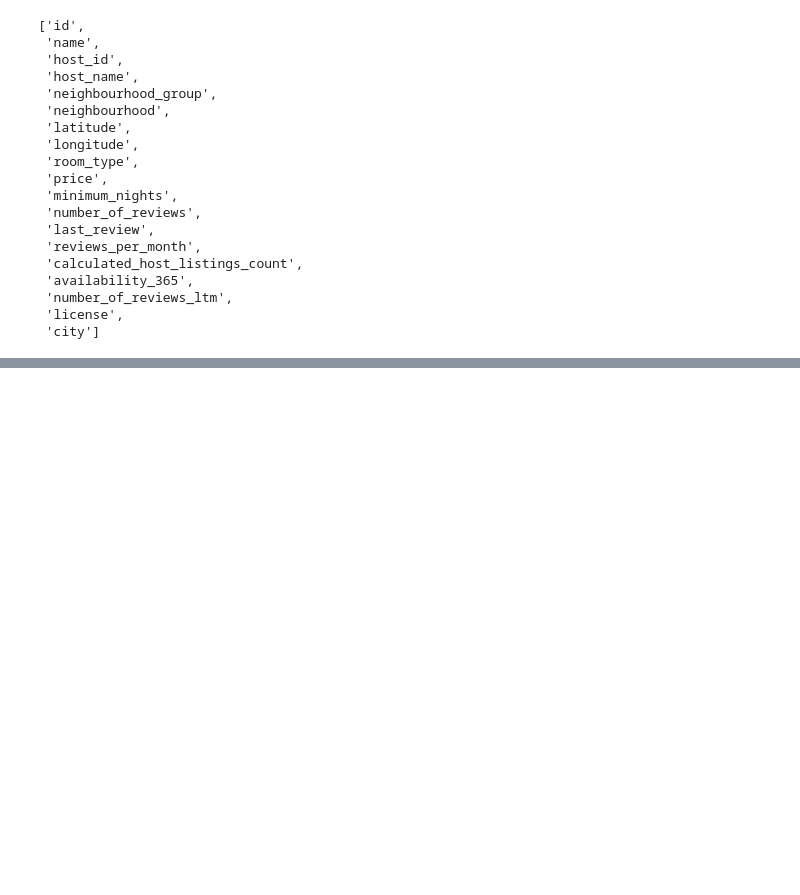
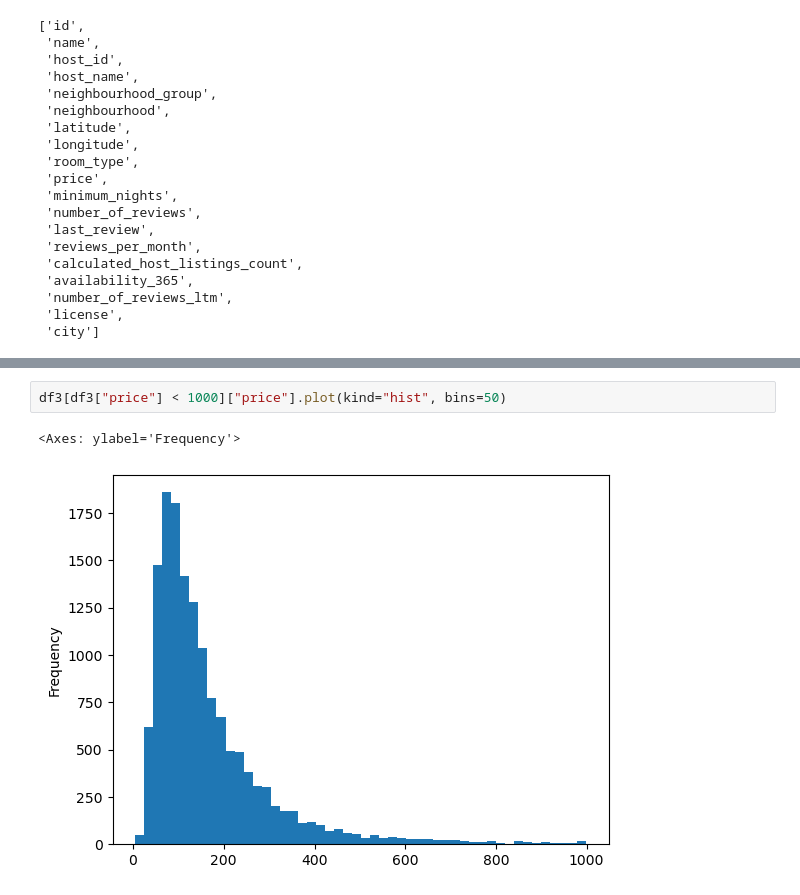
Before and after one commit to enggsalem1981-cmyk/berlin-munich-analysis, a Jupyter notebook: data/sample.ipynb, the cells around one changed output, grey strips where cells are left out. Cells and saved outputs as stored; diff of their text form; blank space fills up the shorter version.

```diff
--- a/data/sample.ipynb
+++ b/data/sample.ipynb
@@ -116,0 +152,5 @@ merged_df
+# %%
+df3[df3["price"] < 1000]["price"].plot(kind="hist", bins=50)
+# %% [output]
+<Axes: ylabel='Frequency'>
+[figure, added]
```
Also changed, not shown: parts of 6 cells of this notebook, 1 other file.
